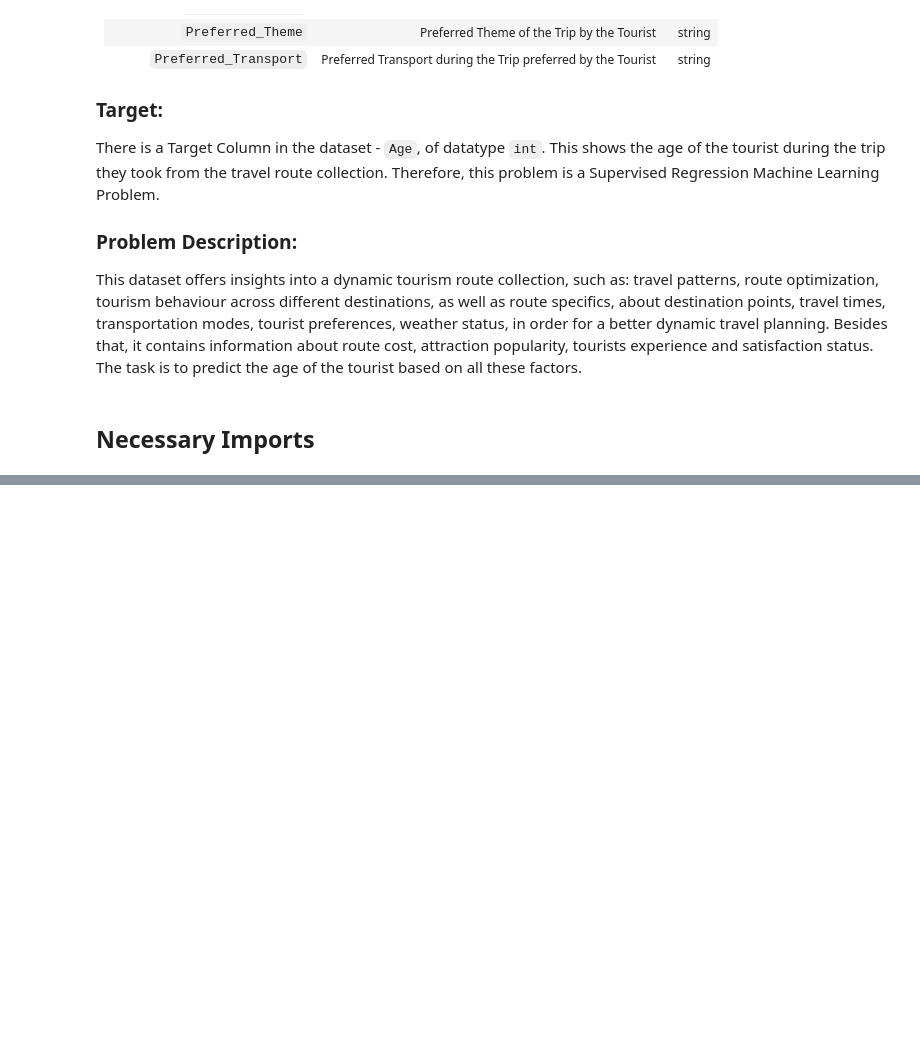
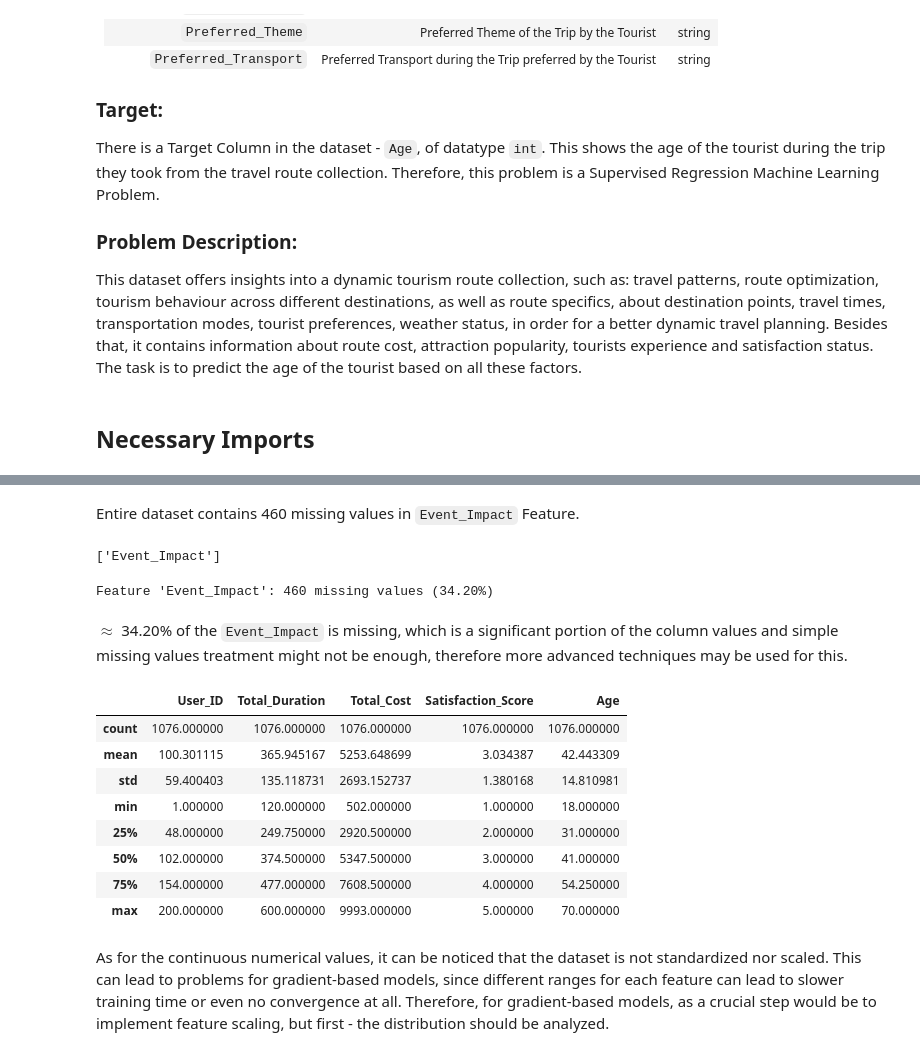
Before and after one commit to Ghenntoggy1/Sigmoid-ML-Tasks, a Jupyter notebook: Exam_Age_Prediction/Exam_Age_Prediction.ipynb, the cells around one changed output, grey strips where cells are left out. Drawn from its saved outputs; the diff is of its cells as text; code cells hidden in the pictures; blank space fills up the shorter version.

```diff
--- a/Exam_Age_Prediction/Exam_Age_Prediction.ipynb
+++ b/Exam_Age_Prediction/Exam_Age_Prediction.ipynb
@@ -91,0 +213,28 @@ tourist_df.index.name = 'ID'
+# %% [markdown]
+Entire dataset contains 460 missing values in `Event_Impact` Feature.
+# %%
+missing_values_cols: list[str] = tourist_df.isnull().sum()[tourist_df.isnull().sum() > 0].index.tolist()
+missing_values_cols
+# %% [output]
+['Event_Impact']
+# %%
+for col in missing_values_cols:
+    print(f"Feature '{col}': {tourist_df[col].isnull().sum()} missing values ({(tourist_df[col].isnull().sum() / tourist_df.shape[0] * 100):.2f}%)")
+# %% [output]
+Feature 'Event_Impact': 460 missing values (34.20%)
+# %% [markdown]
+$\approx$ 34.20% of the `Event_Impact` is missing, which is a significant portion of the column values and simple missing values treatment might not be enough, therefore more advanced techniques may be used for this.
+# %%
+tourist_train.describe()
+# %% [output]
+|  | User_ID | Total_Duration | Total_Cost | Satisfaction_Score | Age |
+| count | 1076.000000 | 1076.000000 | 1076.000000 | 1076.000000 | 1076.000000 |
+| mean | 100.301115 | 365.945167 | 5253.648699 | 3.034387 | 42.443309 |
+| std | 59.400403 | 135.118731 | 2693.152737 | 1.380168 | 14.810981 |
+| min | 1.000000 | 120.000000 | 502.000000 | 1.000000 | 18.000000 |
+| 25% | 48.000000 | 249.750000 | 2920.500000 | 2.000000 | 31.000000 |
+| 50% | 102.000000 | 374.500000 | 5347.500000 | 3.000000 | 41.000000 |
+| 75% | 154.000000 | 477.000000 | 7608.500000 | 4.000000 | 54.250000 |
+| max | 200.000000 | 600.000000 | 9993.000000 | 5.000000 | 70.000000 |
+# %% [markdown]
+As for the continuous numerical values, it can be noticed that the dataset is not standardized nor scaled. This can lead to problems for gradient-based models, since different ranges for each feature can lead to slower training time or even no convergence at all. Therefore, for gradient-based models, as a crucial step would be to implement feature scaling, but first - the distribution should be analyzed.
```
Also changed, not shown: parts of 16 cells of this notebook.
